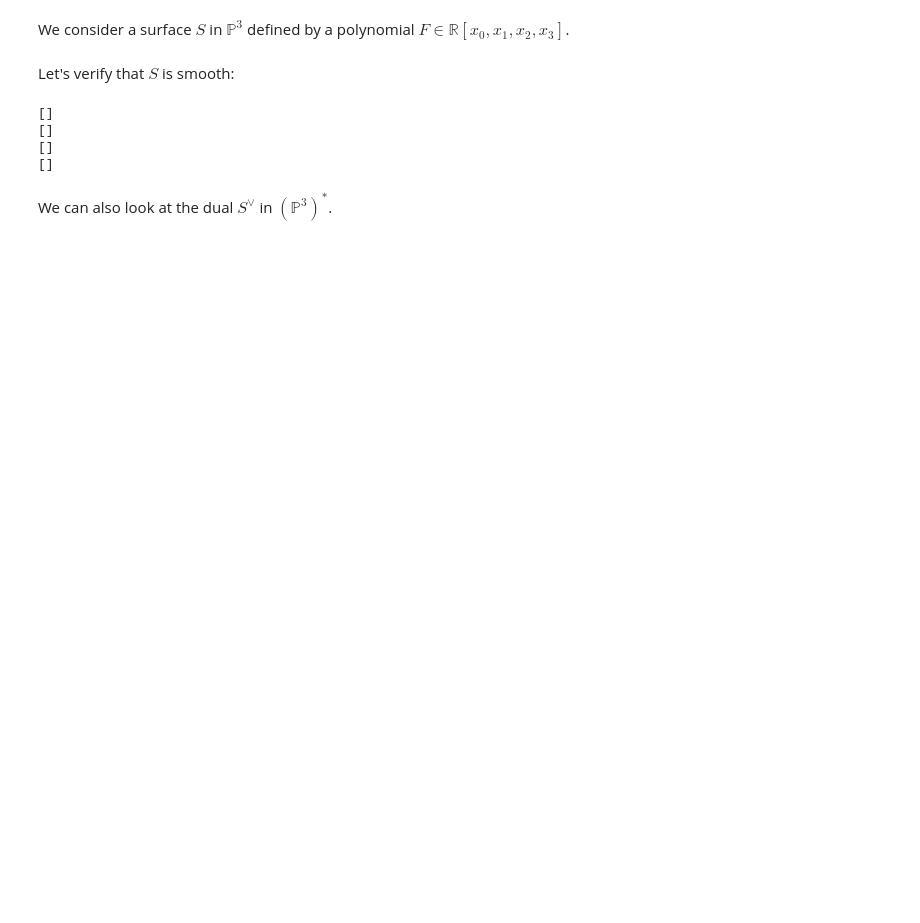
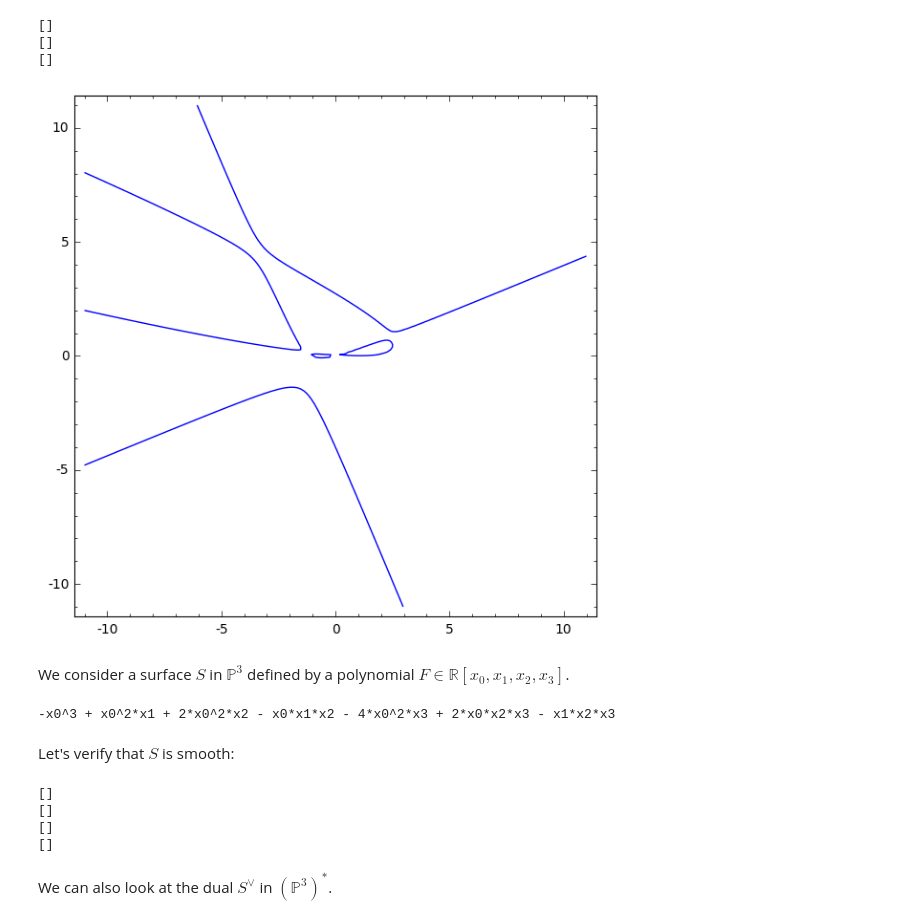
Before and after one commit to mtrager/changing-views, a Jupyter notebook: Changing Views of Curves and Surfaces.ipynb, the cells around one changed output. Cells and saved outputs as stored; diff of their text form; code cells hidden in the pictures; blank space fills up the shorter version.

Commit message:
add curves

```diff
--- a/Changing Views of Curves and Surfaces.ipynb
+++ b/Changing Views of Curves and Surfaces.ipynb
@@ -1,3 +15,41 @@
+# %%
+load("visualize.sage")
+load("surfaces.sage")
+
+R.<x0,x1,x2> = QQ['x0,x1,x2']
+X = matrix(R,[[x0],[x1],[x2]])
+
+## Define F
+M0 = random_matrix(ZZ,1,3)
+M1 = random_matrix(ZZ,1,3)
+M2 = random_matrix(ZZ,1,3)
+M3 = random_matrix(ZZ,1,3)
+N1 = random_matrix(ZZ,3,3)
+N2 = random_matrix(ZZ,3,3)
+
+F = (M0*X)[0,0]*x0*x1*x2+(
+(X.transpose()*N1*X)[0,0]*(X.transpose()*N2*X)[0,0])
+C=ideal(F)
+
+J=jacobian(F,(x0,x1,x2))
+SingularLocus=S+ideal(J.list())
+print(SingularLocus.subs(x0=1).primary_decomposition())
+print(SingularLocus.subs(x1=1).primary_decomposition())
+print(SingularLocus.subs(x2=1).primary_decomposition())
+
+Curve = C.subs(x0=1).change_ring(QQ['x1,x2'])
+
+s = singular.eval
+s('LIB "surf.lib";')
+s("ring r = 0,(x1,x2),dp;")
+s("plot("+str(Curve.gens()[0])+")")
+
+Curve.plot()
+# %% [output]
+[]
+[]
+[]
+[figure, added]
 # %% [markdown]
 We consider a surface $S$ in $\mathbb P^3$ defined by a polynomial $F \in \mathbb R[x_0,x_1,x_2,x_3]$.
 # %%
@@ -18,7 +70,12 @@ N2 = random_matrix(ZZ,4,4)
 #F = (M0*X)[0,0]*x0*x1*x2+(M1*X)[0,0]*x0*x1*x3+(M2*X)[0,0]*x0*x2*x3+(M3*X)[0,0]*x1*x2*x3+(
 #(X.transpose()*N1*X)[0,0]*(X.transpose()*N2*X)[0,0])
 F = (X.transpose()*N1*X)[0,0]*x0+x2*x3^2+x2^3
+
+F = general_surface(2)
 S=ideal(F)
+F
+# %% [output]
+-x0^3 + x0^2*x1 + 2*x0^2*x2 - x0*x1*x2 - 4*x0^2*x3 + 2*x0*x2*x3 - x1*x2*x3
 # %%
 plotSurf(F)
 # %% [markdown]
```
Also changed, not shown: parts of 4 cells of this notebook, 3 other files.
